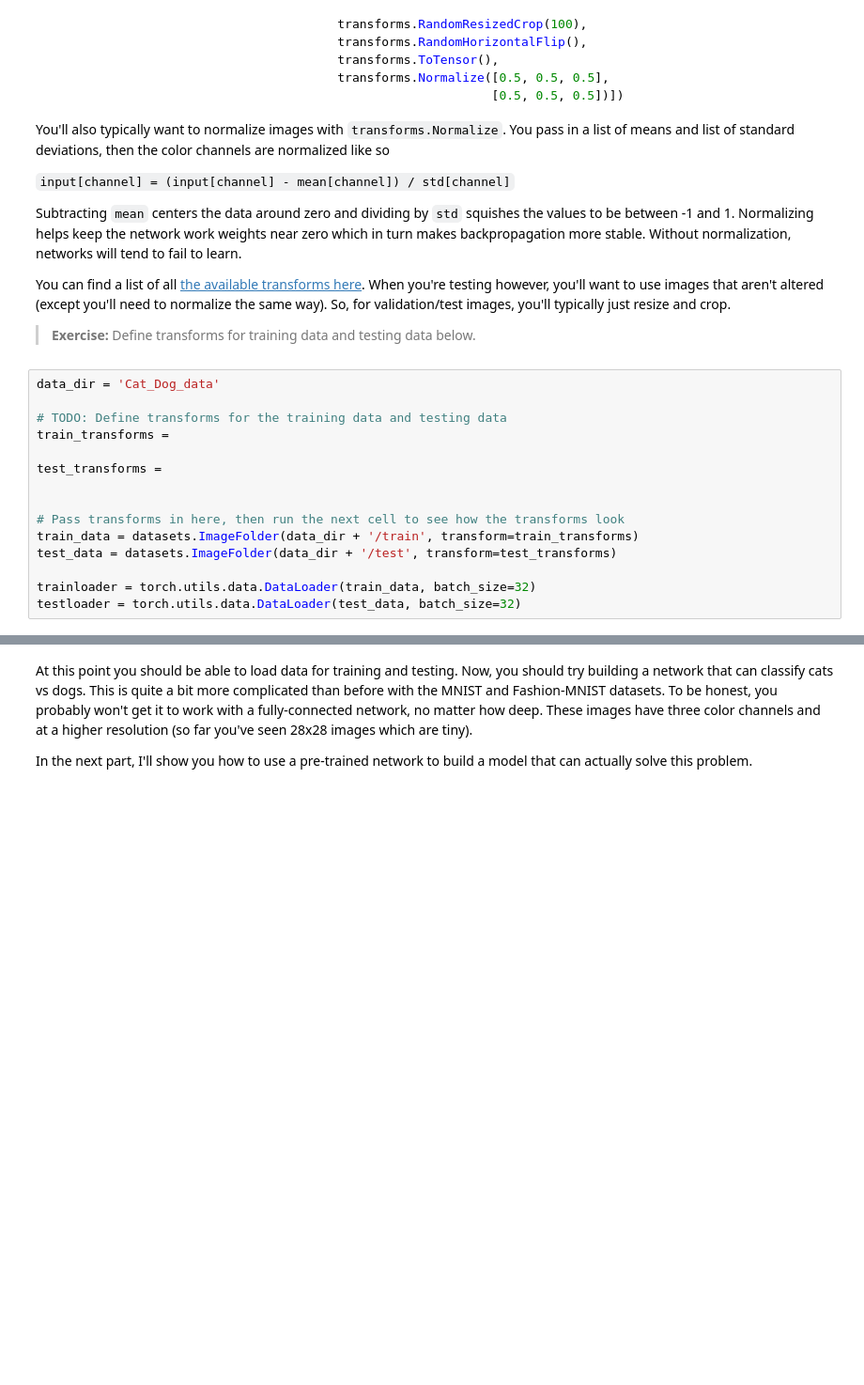
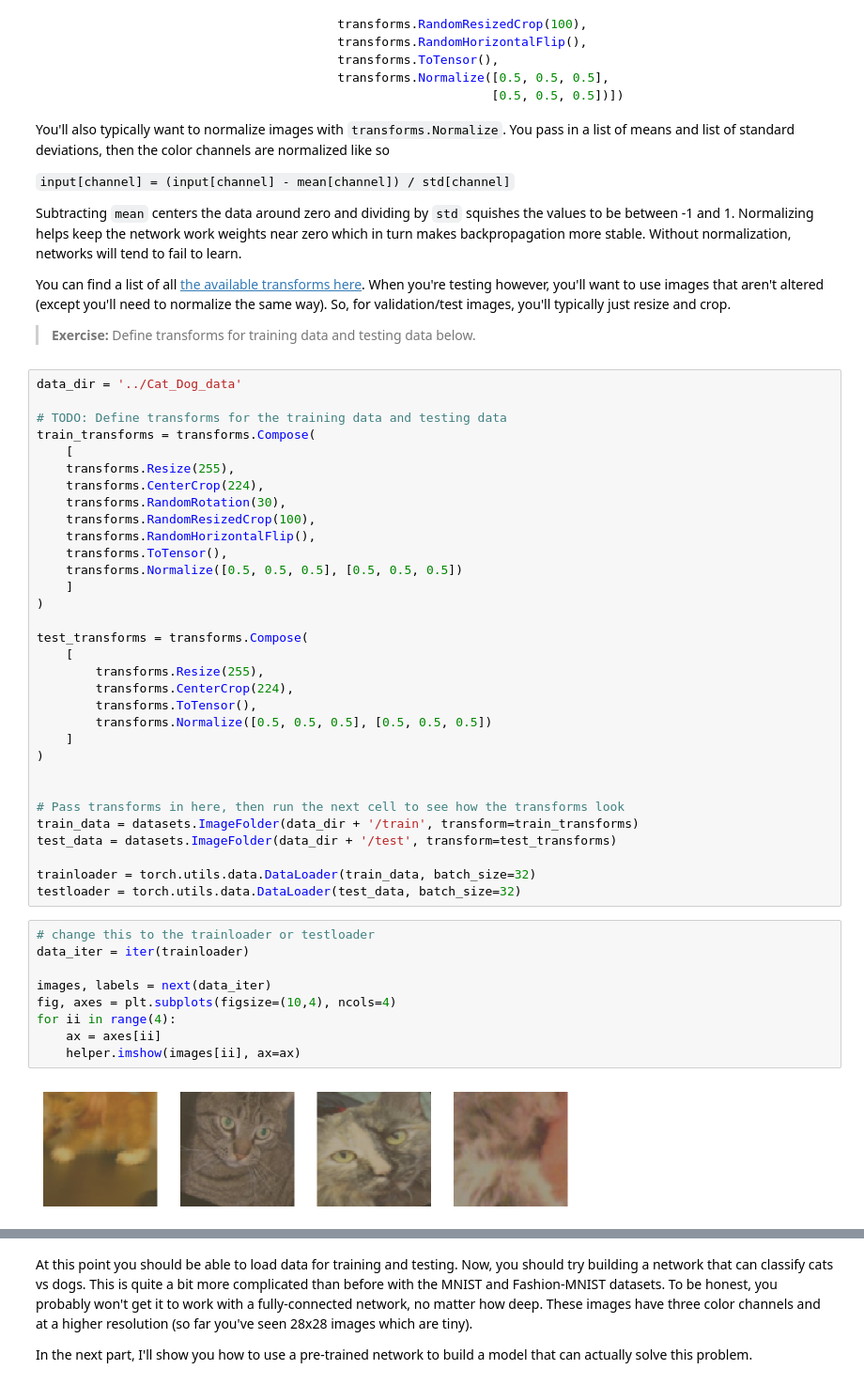
Before and after one commit to manualrg/DL_PyTorch, a Jupyter notebook: Part 7 - Loading Image Data.ipynb, the cells around one changed output, grey strips where cells are left out. Shown: that part at 94% size. Cells and saved outputs as stored; diff of their text form; blank space fills up the shorter version.

Commit message:
added part7 and part8 input data code

```diff
--- a/Part 7 - Loading Image Data.ipynb
+++ b/Part 7 - Loading Image Data.ipynb
@@ -111,12 +118,29 @@ You can find a list of all [the available transforms here](http://pytorch.org/do
 
 >**Exercise:** Define transforms for training data and testing data below.
 # %%
-data_dir = 'Cat_Dog_data'
+data_dir = '../Cat_Dog_data'
 
 # TODO: Define transforms for the training data and testing data
-train_transforms =
+train_transforms = transforms.Compose(
+    [
+    transforms.Resize(255),
+    transforms.CenterCrop(224),
+    transforms.RandomRotation(30),
+    transforms.RandomResizedCrop(100),
+    transforms.RandomHorizontalFlip(),
+    transforms.ToTensor(),
+    transforms.Normalize([0.5, 0.5, 0.5], [0.5, 0.5, 0.5])
+    ]
+)
 
-test_transforms =
+test_transforms = transforms.Compose(
+    [
+        transforms.Resize(255),
+        transforms.CenterCrop(224),
+        transforms.ToTensor(),
+        transforms.Normalize([0.5, 0.5, 0.5], [0.5, 0.5, 0.5])
+    ]
+)
 
 
 # Pass transforms in here, then run the next cell to see how the transforms look
@@ -125,6 +149,17 @@ test_data = datasets.ImageFolder(data_dir + '/test', transform=test_transforms)
 
 trainloader = torch.utils.data.DataLoader(train_data, batch_size=32)
 testloader = torch.utils.data.DataLoader(test_data, batch_size=32)
+# %%
+# change this to the trainloader or testloader
+data_iter = iter(trainloader)
+
+images, labels = next(data_iter)
+fig, axes = plt.subplots(figsize=(10,4), ncols=4)
+for ii in range(4):
+    ax = axes[ii]
+    helper.imshow(images[ii], ax=ax)
+# %% [output]
+[figure, added]
 # %%
 # change this to the trainloader or testloader
 data_iter = iter(testloader)
```
Also changed, not shown: parts of 4 cells of this notebook, 6 other files.
